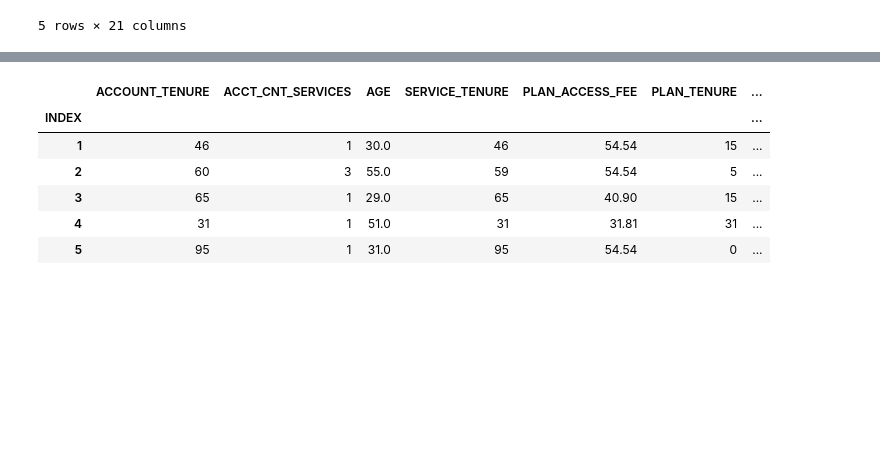
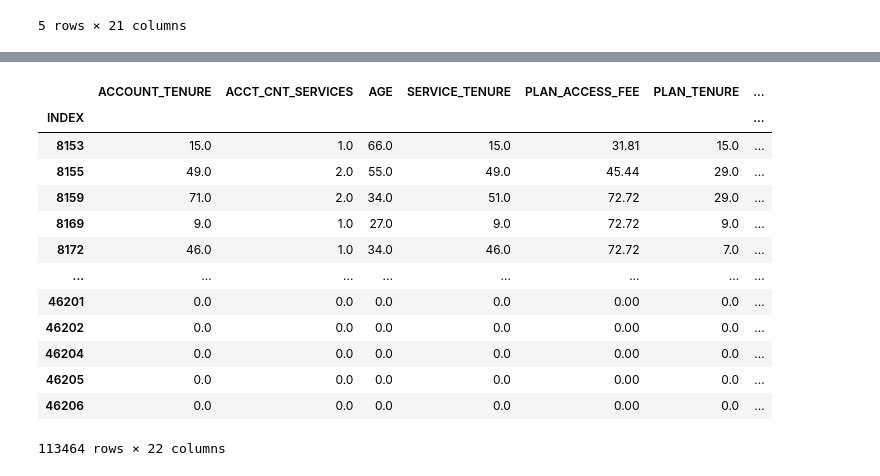
Before and after one commit to liamflannery/data-science-portfolio-liamflannery, a Jupyter notebook: Portfolio 3.ipynb, the cells around one changed output, grey strips where cells are left out. Cells and saved outputs as stored; diff of their text form; code cells hidden in the pictures; blank space fills up the shorter version.

```diff
--- a/Portfolio 3.ipynb
+++ b/Portfolio 3.ipynb
@@ -41,3 +41,5 @@ churn.head()
 | 4 | 6 | 31 | 1 | 51.0 | CONSUMER | 31 | 31.81 | ... |
 | 5 | 8 | 95 | 1 | 31.0 | CONSUMER | 95 | 54.54 | ... |
 5 rows × 21 columns
+# %%
+churn = churn.dropna()
@@ -43,0 +48,4 @@ churn.head()
+# %%
+churn = churn.append(pd.get_dummies(churn["HANDSET_USED_BRAND"], dummy_na=False))
+# %%
+churn = churn.append(pd.get_dummies(churn["CONTRACT_STATUS"], dummy_na=False))
@@ -44,12 +71,21 @@ churn.head()
 # %%
-churnAnalysis = churn[["ACCOUNT_TENURE", "ACCT_CNT_SERVICES", "AGE", "SERVICE_TENURE", "PLAN_ACCESS_FEE", "PLAN_TENURE", "MONTHS_OF_CONTRACT_REMAINING", "PREV_CONTRACT_DURATION", "MONTHLY_SPEND", "CHURN_IND"]]
-churnAnalysis = churnAnalysis.dropna()
-churnAnalysis.head()
+#churnAnalysis = churn[["ACCOUNT_TENURE", "ACCT_CNT_SERVICES", "AGE", "SERVICE_TENURE", "PLAN_ACCESS_FEE", "PLAN_TENURE", #"MONTHS_OF_CONTRACT_REMAINING"
+#                       "PREV_CONTRACT_DURATION", "MONTHLY_SPEND", "CHURN_IND"]]
+churnAnalysis = churn.drop(["CFU", "BYO_PLAN_STATUS", "UNKNOWN", "CONTRACT_STATUS", "CUST_ID", "HANDSET_USED_BRAND", "COUNTRY_METRO_REGION", "STATE"], axis = 1)
+churnAnalysis = churnAnalysis.fillna(0)
+churnAnalysis
 # %% [output]
 |  | ACCOUNT_TENURE | ACCT_CNT_SERVICES | AGE | SERVICE_TENURE | PLAN_ACCESS_FEE | PLAN_TENURE | ... |
 | INDEX |  |  |  |  |  |  | ... |
-| 1 | 46 | 1 | 30.0 | 46 | 54.54 | 15 | ... |
-| 2 | 60 | 3 | 55.0 | 59 | 54.54 | 5 | ... |
-| 3 | 65 | 1 | 29.0 | 65 | 40.90 | 15 | ... |
-| 4 | 31 | 1 | 51.0 | 31 | 31.81 | 31 | ... |
-| 5 | 95 | 1 | 31.0 | 95 | 54.54 | 0 | ... |
+| 8153 | 15.0 | 1.0 | 66.0 | 15.0 | 31.81 | 15.0 | ... |
+| 8155 | 49.0 | 2.0 | 55.0 | 49.0 | 45.44 | 29.0 | ... |
+| 8159 | 71.0 | 2.0 | 34.0 | 51.0 | 72.72 | 29.0 | ... |
+| 8169 | 9.0 | 1.0 | 27.0 | 9.0 | 72.72 | 9.0 | ... |
+| 8172 | 46.0 | 1.0 | 34.0 | 46.0 | 72.72 | 7.0 | ... |
+| ... | ... | ... | ... | ... | ... | ... | ... |
+| 46201 | 0.0 | 0.0 | 0.0 | 0.0 | 0.00 | 0.0 | ... |
+| 46202 | 0.0 | 0.0 | 0.0 | 0.0 | 0.00 | 0.0 | ... |
+| 46204 | 0.0 | 0.0 | 0.0 | 0.0 | 0.00 | 0.0 | ... |
+| 46205 | 0.0 | 0.0 | 0.0 | 0.0 | 0.00 | 0.0 | ... |
+| 46206 | 0.0 | 0.0 | 0.0 | 0.0 | 0.00 | 0.0 | ... |
+113464 rows × 22 columns
```
Also changed, not shown: parts of 14 cells of this notebook, 1 other file.
